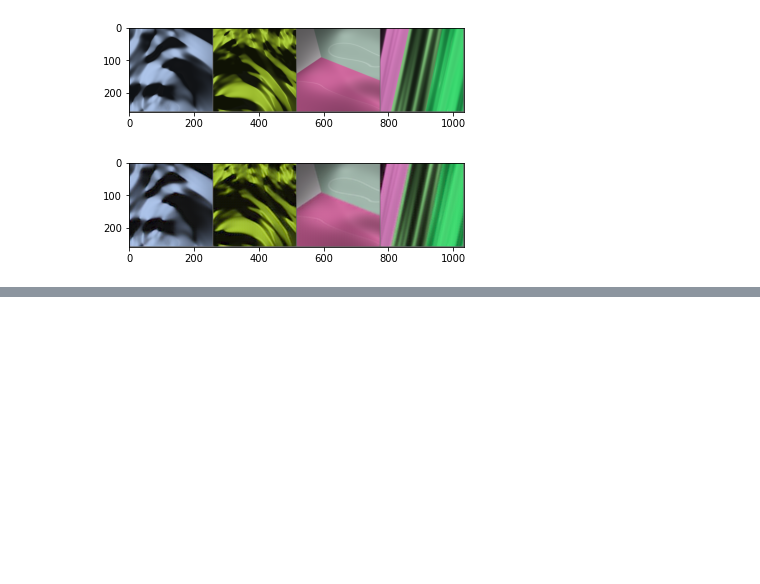
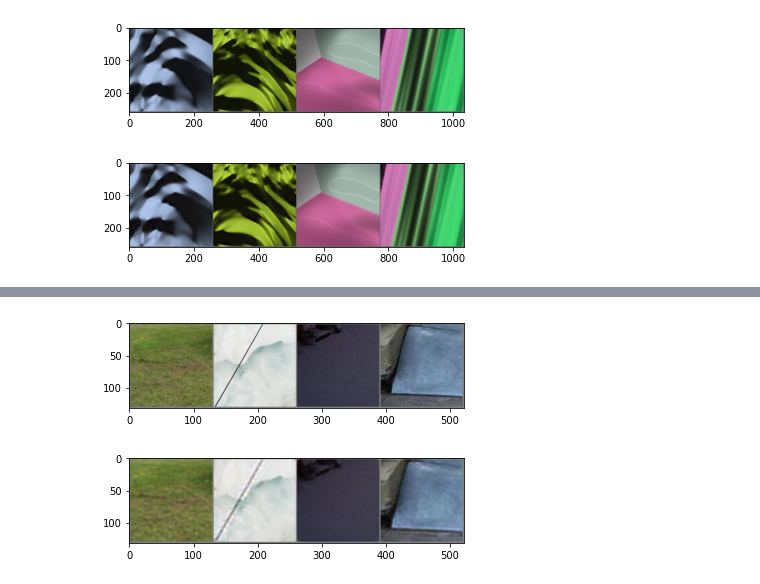
Before and after one commit to cianhwang/TrainingDataSynthesis, a Jupyter notebook: color_autoencoder_test.ipynb, the cells around one changed output, grey strips where cells are left out. Saved outputs shown, nothing was run; the diff lists cells and outputs as text; code cells hidden in the pictures; blank space fills up the shorter version.

```diff
--- a/color_autoencoder_test.ipynb
+++ b/color_autoencoder_test.ipynb
@@ -255,0 +328,6 @@ imshow(torchvision.utils.make_grid(outputs))
+# %%
+imshow(torchvision.utils.make_grid(images))
+imshow(torchvision.utils.make_grid(torch.clamp(outputs, -1, 1)))
+# %% [output]
+[figure, added]
+[figure, added]
```
Also changed, not shown: parts of 11 cells of this notebook.
